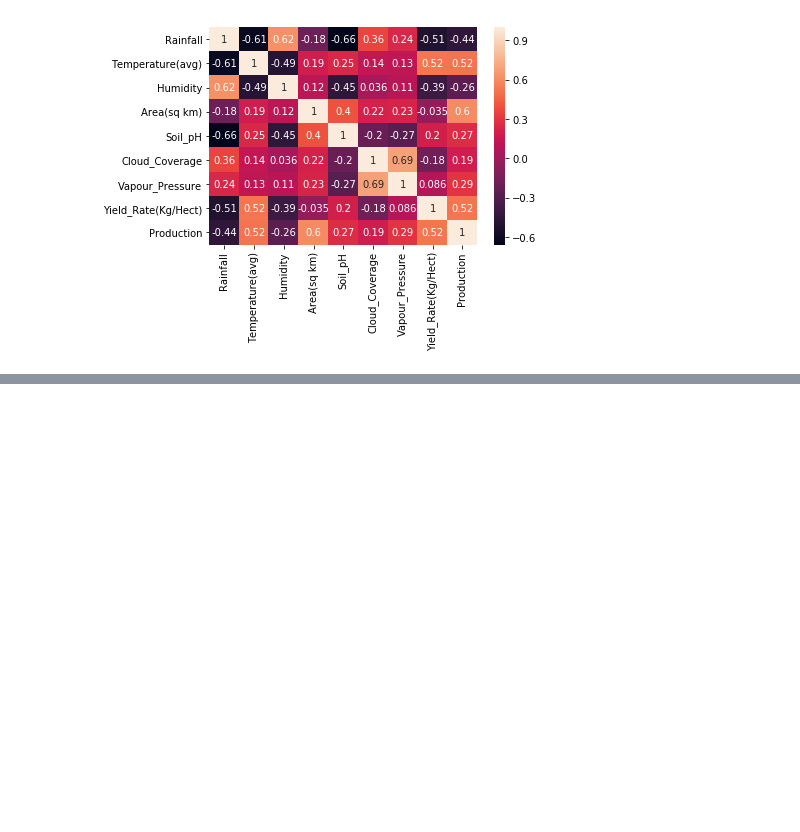
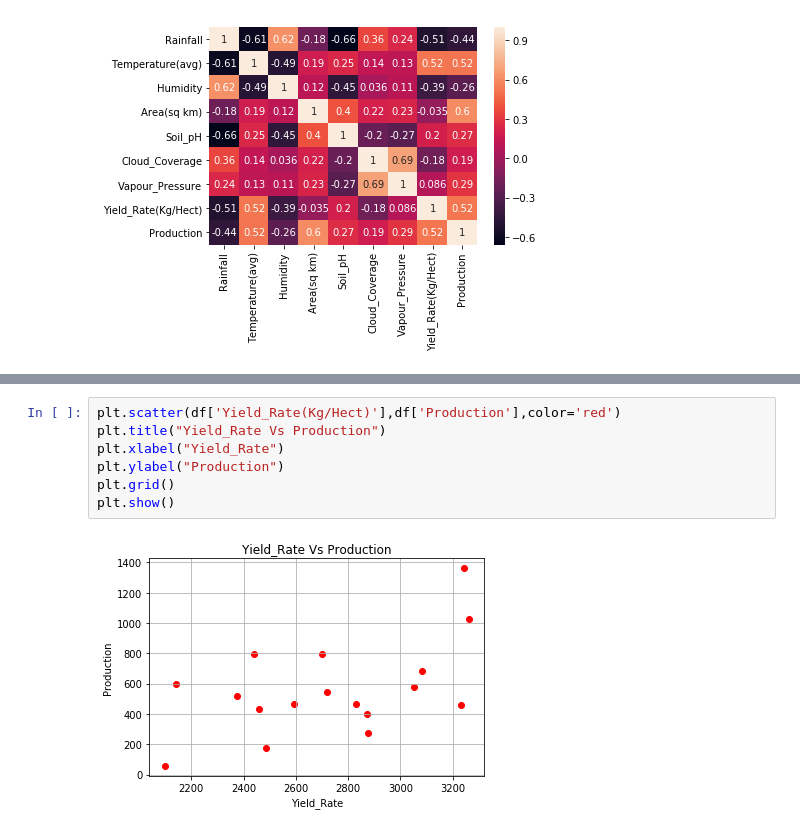
Before and after one commit to arghac14/Yield-prediction-2, a Jupyter notebook: DatasetExploration.ipynb, the cells around one changed output, grey strips where cells are left out. Saved outputs shown, nothing was run; the diff lists cells and outputs as text; blank space fills up the shorter version.

```diff
--- a/DatasetExploration.ipynb
+++ b/DatasetExploration.ipynb
@@ -85,3 +85,12 @@ plt.show()
+# %%
+plt.scatter(df['Yield_Rate(Kg/Hect)'],df['Production'],color='red')
+plt.title("Yield_Rate Vs Production")
+plt.xlabel("Yield_Rate")
+plt.ylabel("Production")
+plt.grid()
+plt.show()
+# %% [output]
+[figure, added]
 # %%
 plt.scatter(df['Rainfall'],df['Production'],color='green')
 plt.title("Precipitation Vs Production")
```
Also changed, not shown: parts of 6 cells of this notebook.
